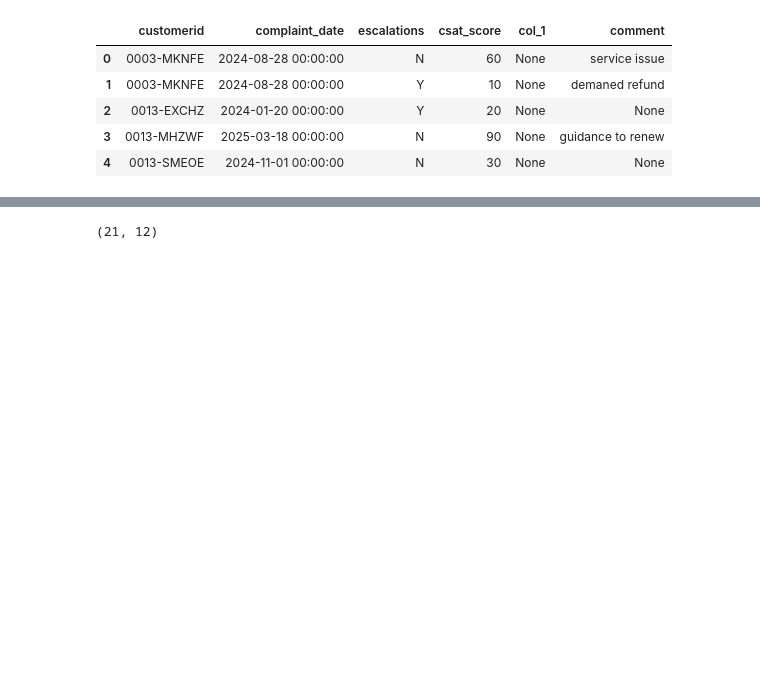
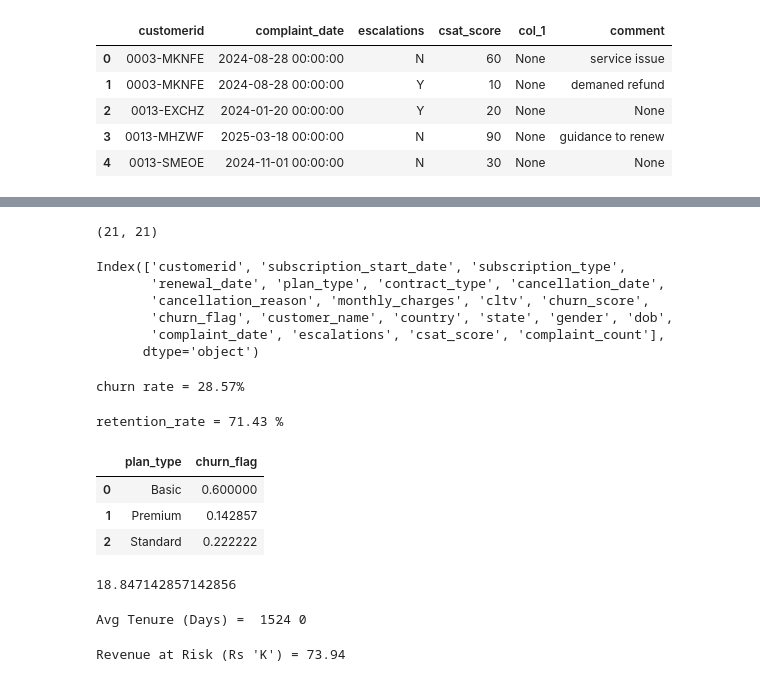
Before and after one commit to Master66999/data-science-and-analysis-, a Jupyter notebook: data.ipynb, the cells around one changed output, grey strips where cells are left out. Cells and saved outputs as stored; diff of their text form; code cells hidden in the pictures; blank space fills up the shorter version.

```diff
--- a/data.ipynb
+++ b/data.ipynb
@@ -251,9 +251,11 @@ df_db_support = df_db_support.sort_values('complaint_date').drop_duplicates('cus
 # %%
 df_db_subscription['churn_flag'] = np.where(df_db_subscription['cancellation_date'].notna(),1,0)
 # %%
-(df_db_subscription
+df = (df_db_subscription
             .merge(df_db_customer, on = 'customerid', how = 'left')
             .merge(df_db_support, on = 'customerid', how = 'left'))
+
+display(df.head())
 # %% [output]
 |  | customerid | subscription_start_date | subscription_type | renewal_date | plan_type | contract_type | ... |
 | 0 | 0002-ORFBO | 2021-03-15 | Refferal | 2025-03-15 | Standard | Annual | ... |
@@ -276,4 +267,4 @@ df_db_subscription['churn_flag'] = np.where(df_db_subscription['cancellation_dat
 # %%
-df_db_subscription.shape
+df.shape
 # %% [output]
-(21, 12)
+(21, 21)
@@ -279,0 +273,27 @@ df_db_subscription.shape
+# %%
+df.columns
+# %% [output]
+Index(['customerid', 'subscription_start_date', 'subscription_type',
+       'renewal_date', 'plan_type', 'contract_type', 'cancellation_date',
+       'cancellation_reason', 'monthly_charges', 'cltv', 'churn_score',
+       'churn_flag', 'customer_name', 'country', 'state', 'gender', 'dob',
+       'complaint_date', 'escalations', 'csat_score', 'complaint_count'],
+      dtype='object')
+# %%
+churn_rate = df['churn_flag'].mean() * 100
+print(f"churn rate = {churn_rate:.2f}%")
+# %% [output]
+churn rate = 28.57%
+# %%
+retention_rate = 100 - churn_rate
+print(f"retention_rate = {retention_rate:.2f} %")
+# %% [output]
+retention_rate = 71.43 %
+# %%
+churn_by_plan = df.groupby('plan_type')['churn_flag'].mean().reset_index()
+churn_by_plan
+# %% [output]
+|  | plan_type | churn_flag |
+| 0 | Basic | 0.600000 |
+| 1 | Premium | 0.142857 |
+| 2 | Standard | 0.222222 |
@@ -279,0 +303,4 @@ df_db_subscription.shape
+# %%
+print(avg)
+# %% [output]
+18.847142857142856
@@ -279,0 +309,18 @@ df_db_subscription.shape
+# %%
+df['tenure_days'] = np.where(
+        df['cancellation_date'].notna(),
+
+    (df['cancellation_date'] - df['subscription_start_date']).dt.days,
+
+    (today - df['subscription_start_date']).dt.days
+)
+
+avg_tenure = df['tenure_days'].mean()
+print("Avg Tenure (Days) = ", round(avg_tenure),0)
+# %% [output]
+Avg Tenure (Days) =  1524 0
+# %%
+revenue_at_risk = df.loc[df['churn_flag']==1, 'monthly_charges'].sum()
+print("Revenue at Risk (Rs 'K') =", revenue_at_risk)
+# %% [output]
+Revenue at Risk (Rs 'K') = 73.94
```
Also changed, not shown: parts of 9 cells of this notebook, 1 other file.
